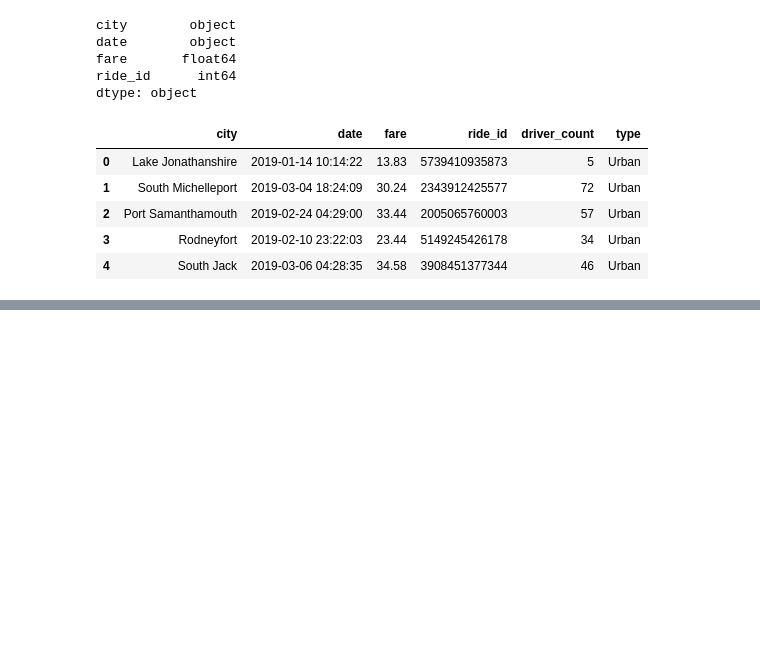
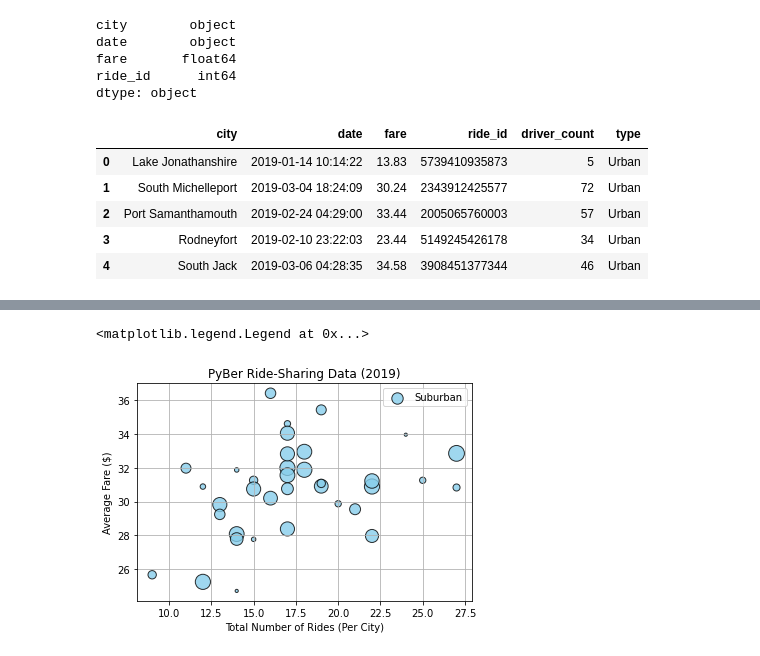
Before and after one commit to adinfinitum225/PyBer_Analysis, a Jupyter notebook: PyBer.ipynb, the cells around one changed output, grey strips where cells are left out. Drawn from its saved outputs; the diff is of its cells as text; code cells hidden in the pictures; blank space fills up the shorter version.

```diff
--- a/PyBer.ipynb
+++ b/PyBer.ipynb
@@ -111,0 +236,11 @@ pyber_data_df.head()
+# %%
+#Build the scatter plots for suburban cities
+plt.scatter(suburban_ride_count, suburban_avg_fare, s=[i*10 for i in suburban_driver_count], c="skyblue", alpha=0.8, edgecolor='k', linewidths=1, label='Suburban')
+plt.title("PyBer Ride-Sharing Data (2019)")
+plt.ylabel("Average Fare ($)")
+plt.xlabel("Total Number of Rides (Per City)")
+plt.grid(True)
+plt.legend()
+# %% [output]
+<matplotlib.legend.Legend at 0x...>
+[figure, added]
```
Also changed, not shown: parts of 7 cells of this notebook, 1 other file.
